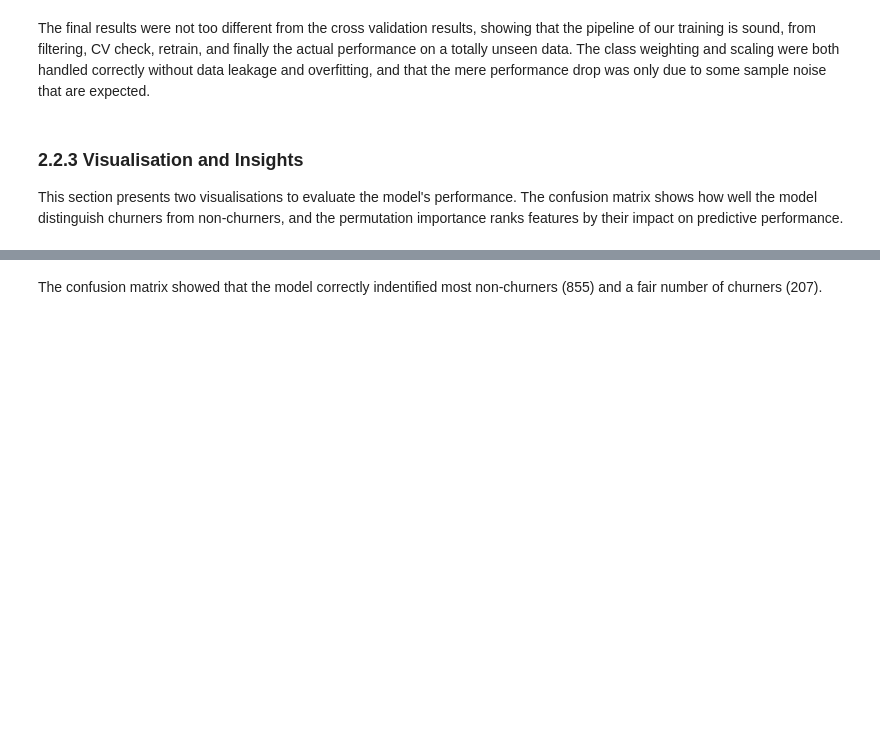
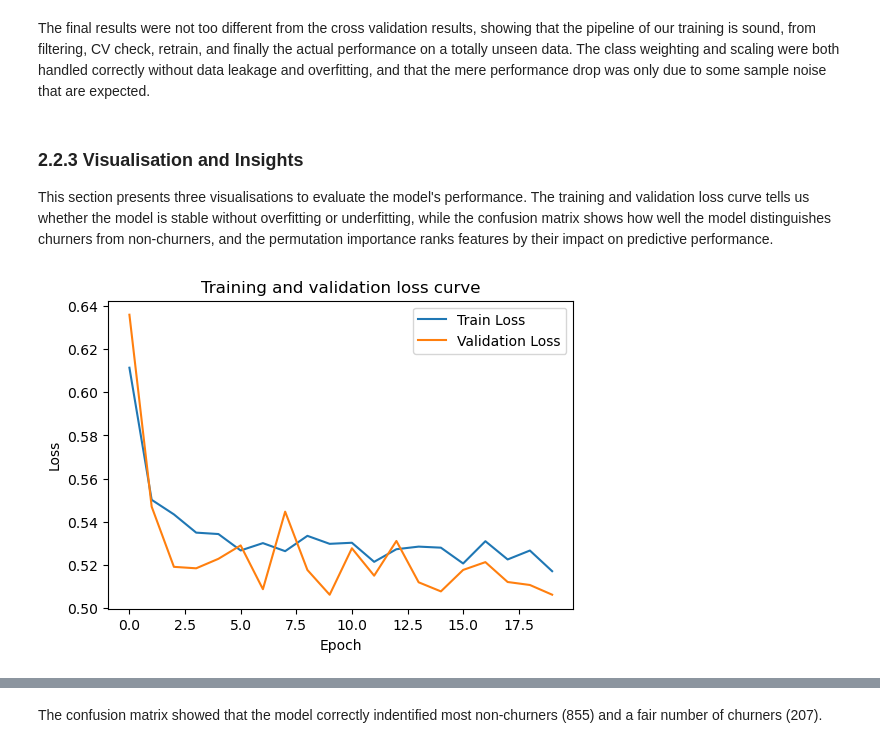
Before and after one commit to github7891/PY-DA-Team2, a Jupyter notebook: Model_Train.ipynb, the cells around one changed output, grey strips where cells are left out. Saved outputs shown, nothing was run; the diff lists cells and outputs as text; code cells hidden in the pictures; blank space fills up the shorter version.

```diff
--- a/Model_Train.ipynb
+++ b/Model_Train.ipynb
@@ -428,4 +428,16 @@ The final results were not too different from the cross validation results, show
 # %% [markdown]
 ### 2.2.3 Visualisation and Insights
 
-This section presents two visualisations to evaluate the model's performance. The confusion matrix shows how well the model distinguish churners from non-churners, and the permutation importance ranks features by their impact on predictive performance.
+This section presents three visualisations to evaluate the model's performance. The training and validation loss curve tells us whether the model is stable without overfitting or underfitting, while the confusion matrix shows how well the model distinguishes churners from non-churners, and the permutation importance ranks features by their impact on predictive performance.
+# %%
+# Train-Validation loss curve
+plt.figure(figsize=(6,4))
+plt.plot(history.history['loss'], label='Train Loss')
+plt.plot(history.history['val_loss'], label='Validation Loss')
+plt.xlabel('Epoch')
+plt.ylabel('Loss')
+plt.title('Training and validation loss curve')
+plt.legend()
+plt.show()
+# %% [output]
+[figure, added]
```
Also changed, not shown: parts of 8 cells of this notebook.
